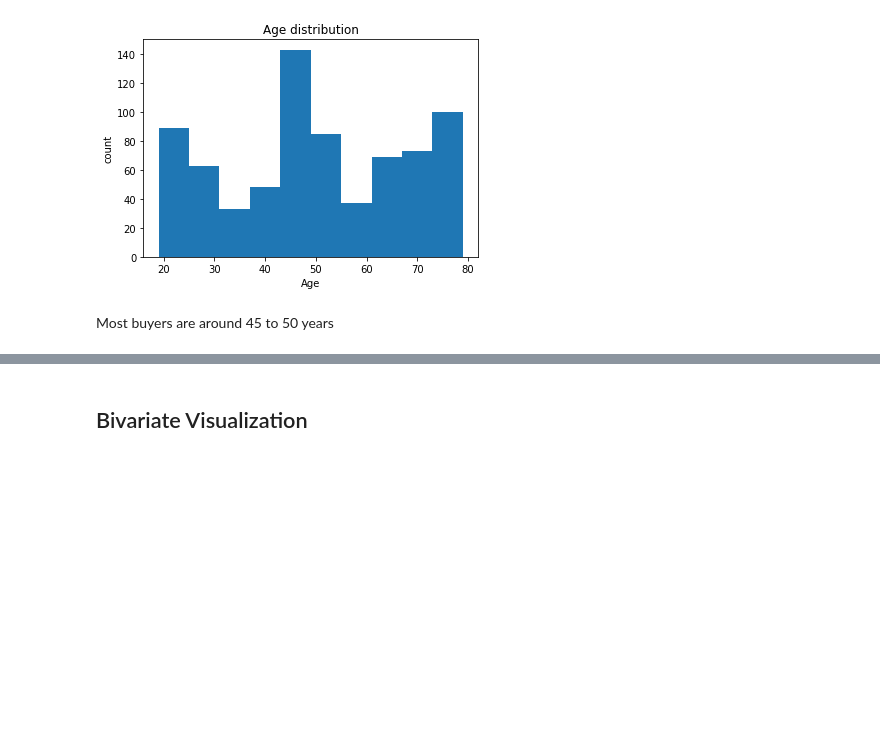
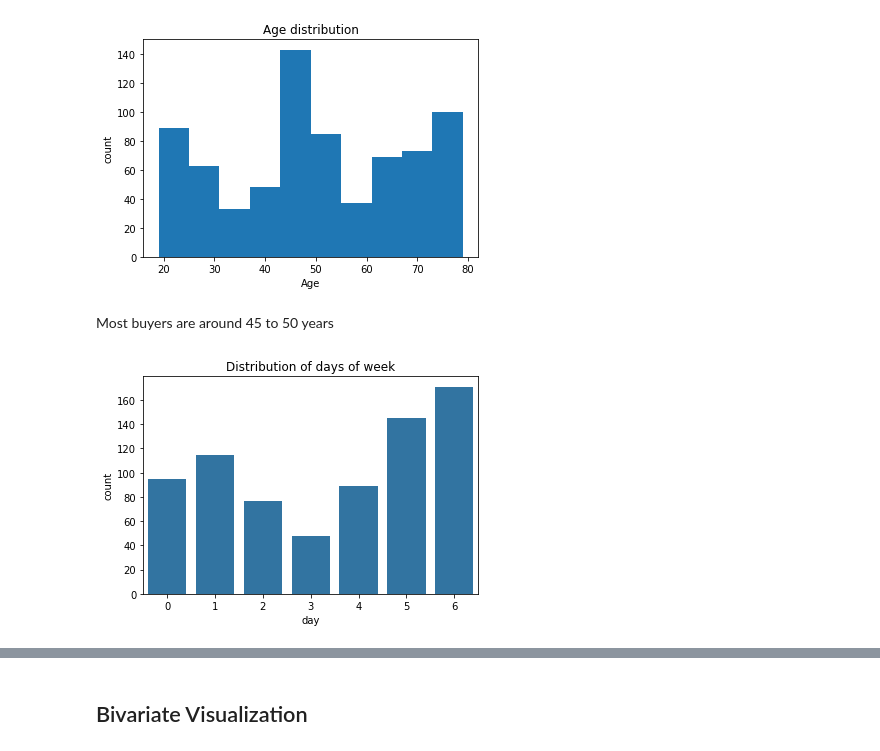
Before and after one commit to AdeVic/Customer_demographics_and_sales, a Jupyter notebook: Customer_demographics_and_sales_Lab5.ipynb, the cells around one changed output, grey strips where cells are left out. Saved outputs shown, nothing was run; the diff lists cells and outputs as text; code cells hidden in the pictures; blank space fills up the shorter version.

```diff
--- a/Customer_demographics_and_sales_Lab5.ipynb
+++ b/Customer_demographics_and_sales_Lab5.ipynb
@@ -654,3 +688,11 @@ plt.show()
 [figure]
 # %% [markdown]
 Most buyers are around 45 to 50 years
+# %%
+sns.countplot(data = df_clean, x='day', color=base_color)
+plt.xlabel('day')
+plt.ylabel('count')
+plt.title('Distribution of days of week')
+plt.show()
+# %% [output]
+[figure, added]
```
Also changed, not shown: parts of 26 cells of this notebook, 1 other file.
